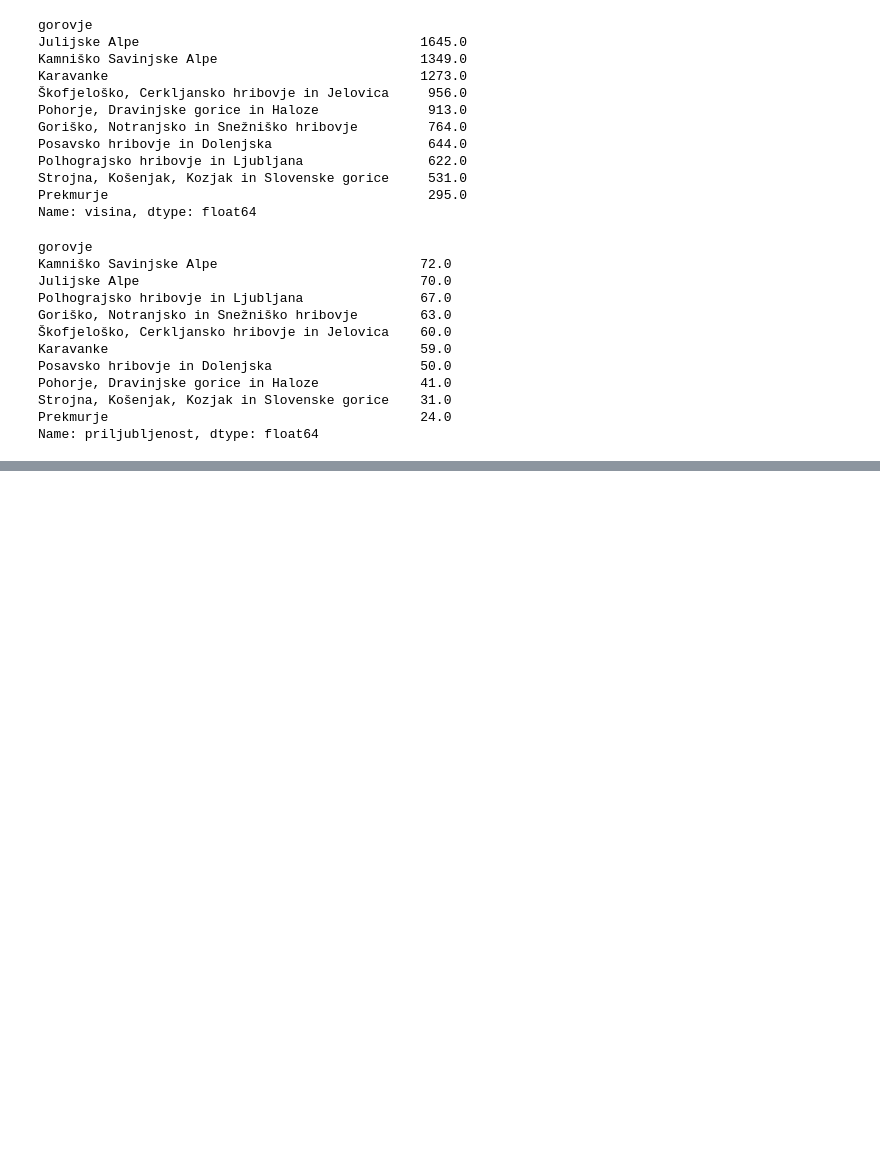
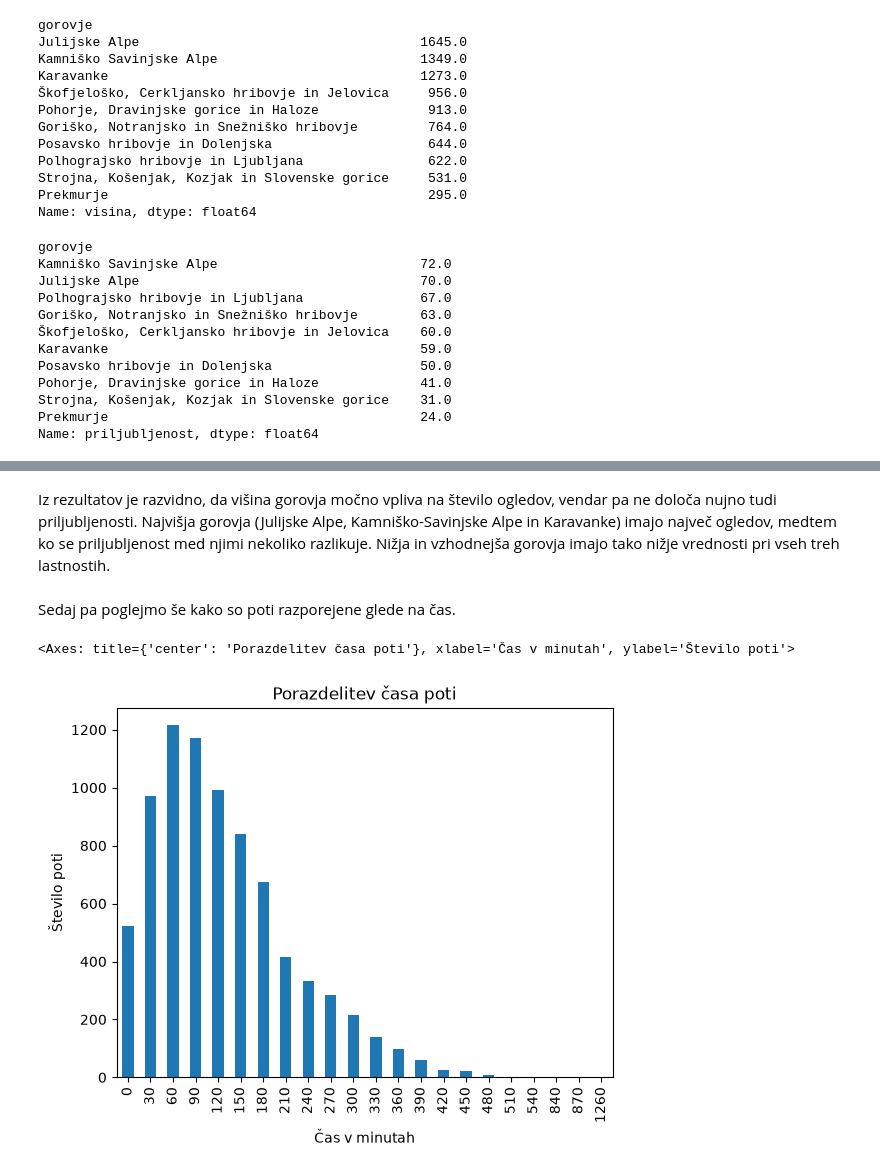
Before and after one commit to tijavidmar/Projektna-naloga-UVP, a Jupyter notebook: analiza.ipynb, the cells around one changed output, grey strips where cells are left out. Saved outputs shown, nothing was run; the diff lists cells and outputs as text; code cells hidden in the pictures; blank space fills up the shorter version.

```diff
--- a/analiza.ipynb
+++ b/analiza.ipynb
@@ -102,0 +127,12 @@ Name: priljubljenost, dtype: float64
+# %% [markdown]
+Iz rezultatov je razvidno, da višina gorovja močno vpliva na število ogledov, vendar pa ne določa nujno tudi priljubljenosti. Najvišja gorovja (Julijske Alpe, Kamniško-Savinjske Alpe in Karavanke) imajo največ ogledov, medtem ko se priljubljenost med njimi nekoliko razlikuje. Nižja in vzhodnejša gorovja imajo tako nižje vrednosti pri vseh treh lastnostih.
+# %% [markdown]
+Sedaj pa poglejmo še kako so poti razporejene glede na čas.
+# %%
+poti_po_casih = ((poti["cas"] // 30) * 30).value_counts().sort_index()
+poti_po_casih.plot.bar(xlabel="Čas v minutah",
+    ylabel="Število poti",
+    title="Porazdelitev časa poti")
+# %% [output]
+<Axes: title={'center': 'Porazdelitev časa poti'}, xlabel='Čas v minutah', ylabel='Število poti'>
+[figure, added]
```
Also changed, not shown: parts of 23 cells of this notebook.
